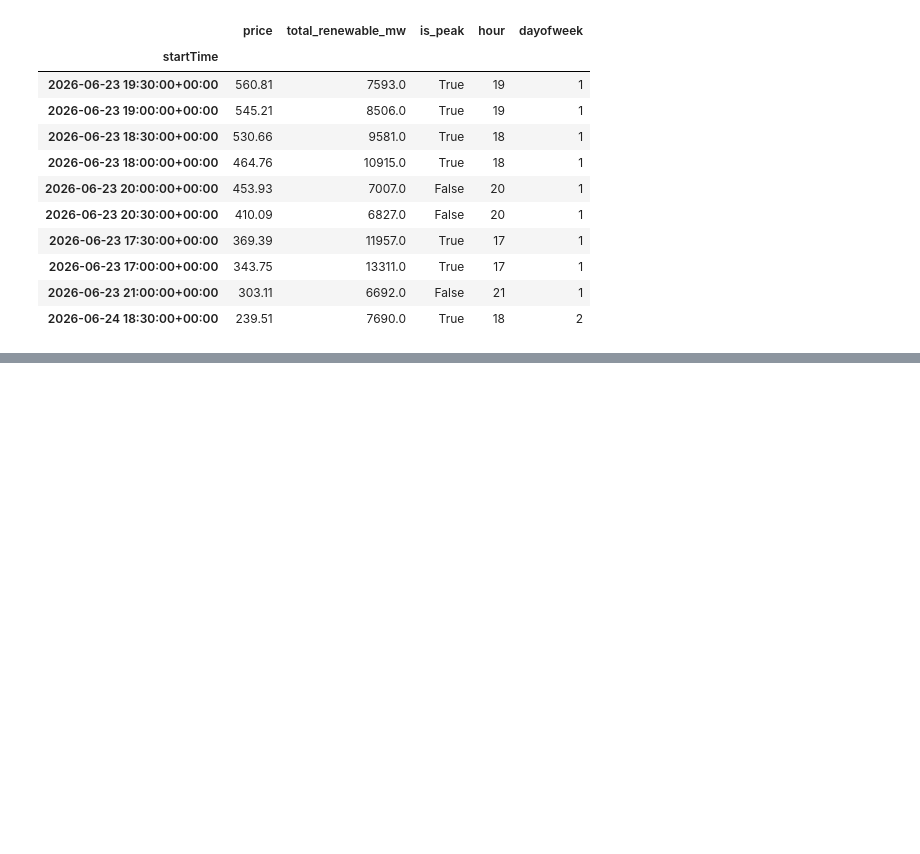
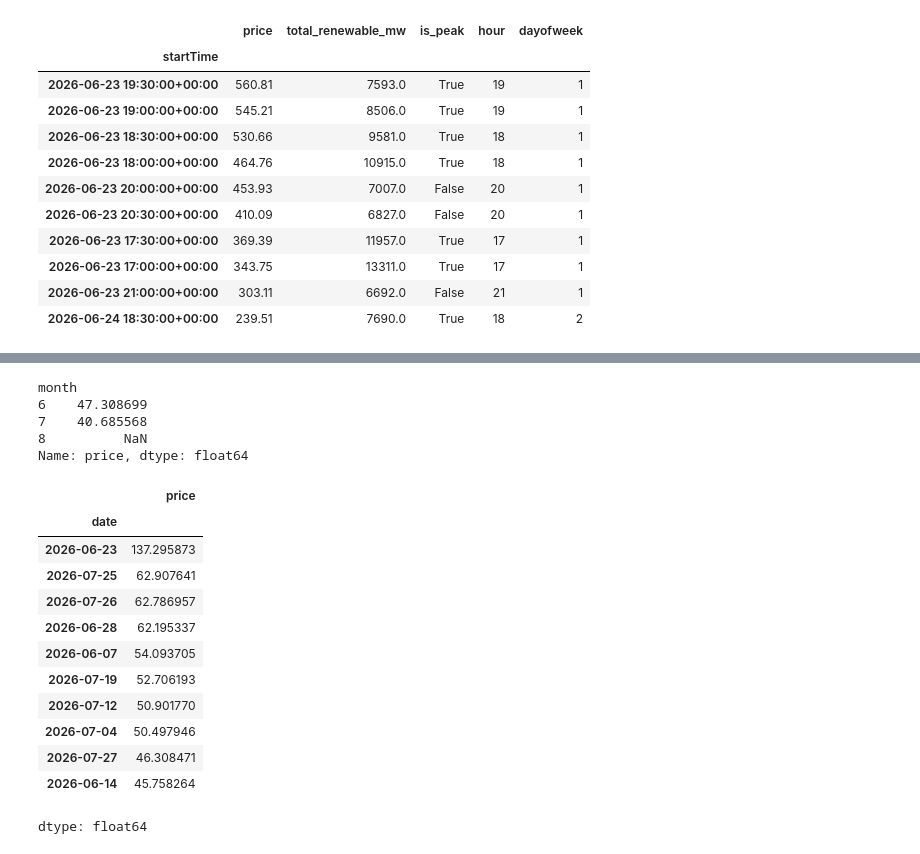
Before and after one commit to bh139/uk-power-price-analysis, a Jupyter notebook: power_price_analysis.ipynb, the cells around one changed output, grey strips where cells are left out. Cells and saved outputs as stored; diff of their text form; code cells hidden in the pictures; blank space fills up the shorter version.

```diff
--- a/power_price_analysis.ipynb
+++ b/power_price_analysis.ipynb
@@ -259,0 +292,33 @@ top10
+# %%
+# Standard deviation of price by month - quantifies how much prices
+# swung around their average, not just what the average was
+merged_full["month"] = merged_full.index.month
+monthly_vol = merged_full.groupby("month")["price"].std()
+print(monthly_vol)
+# %% [output]
+month
+6    47.308699
+7    40.685568
+8          NaN
+Name: price, dtype: float64
+# %%
+# Standard deviation of price by individual day - checks whether the
+# extreme prices found above (23 June) reflect one unusually volatile
+# day, or a broader volatile period
+merged_full["date"] = merged_full.index.date
+daily_vol = merged_full.groupby("date")["price"].std().sort_values(ascending=False)
+daily_vol.head(10)
+# %% [output]
+|  | price |
+| date |  |
+| 2026-06-23 | 137.295873 |
+| 2026-07-25 | 62.907641 |
+| 2026-07-26 | 62.786957 |
+| 2026-06-28 | 62.195337 |
+| 2026-06-07 | 54.093705 |
+| 2026-07-19 | 52.706193 |
+| 2026-07-12 | 50.901770 |
+| 2026-07-04 | 50.497946 |
+| 2026-07-27 | 46.308471 |
+| 2026-06-14 | 45.758264 |
+dtype: float64
```
Also changed, not shown: parts of 3 cells of this notebook, 1 other file.
